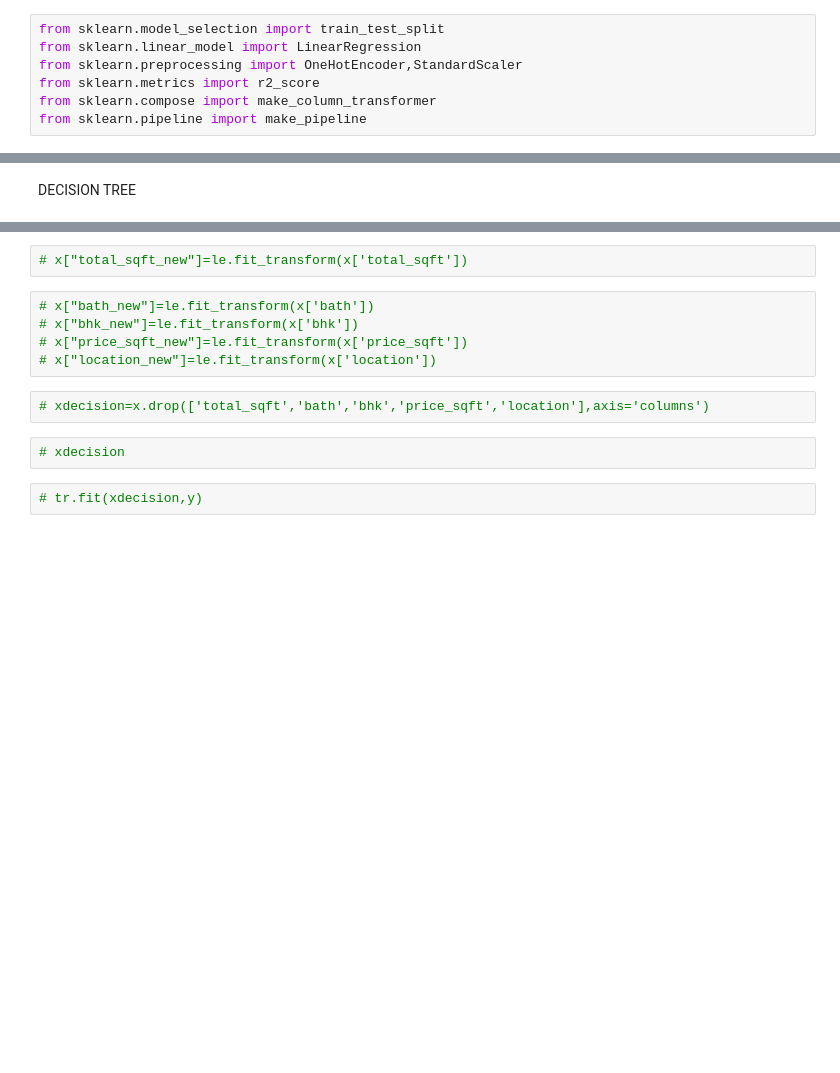
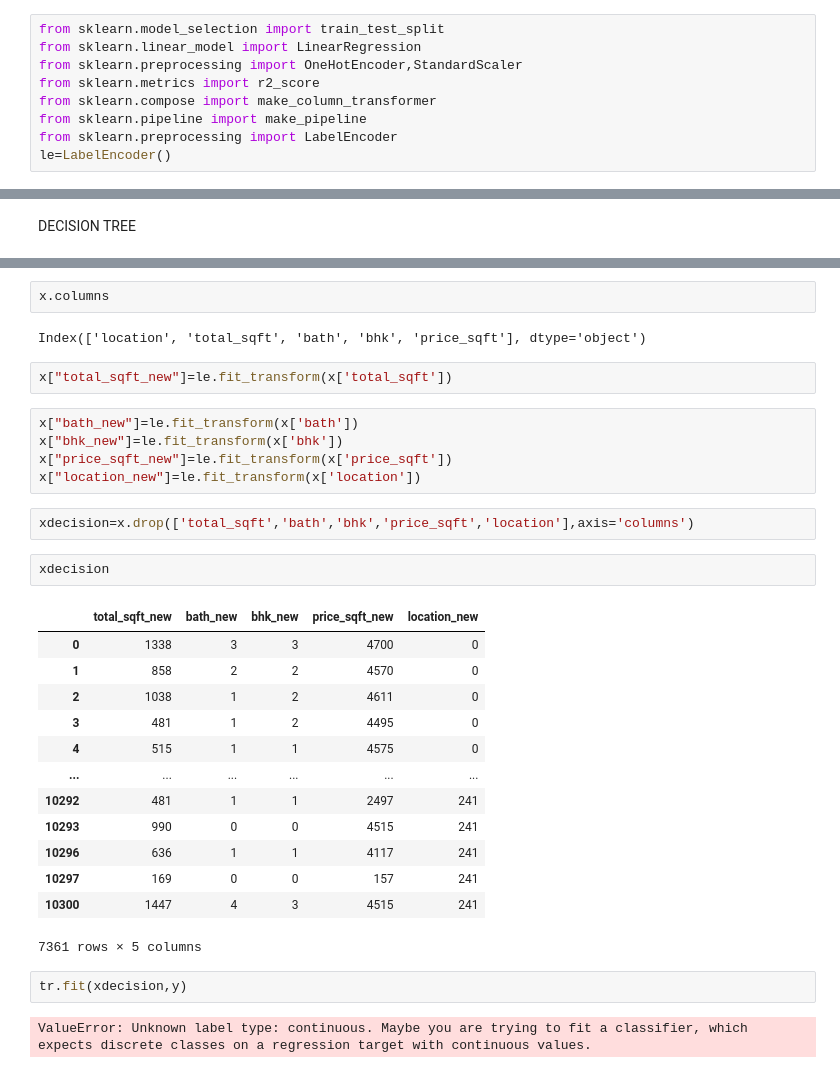
Before and after one commit to manu8274/1language-C, a Jupyter notebook: class/2nd_YR/4th_SEM/lec_4_AIML/project/st2_project/cleaning/main.ipynb, the cells around one changed output, grey strips where cells are left out. Saved outputs shown, nothing was run; the diff lists cells and outputs as text; blank space fills up the shorter version.

```diff
--- a/class/2nd_YR/4th_SEM/lec_4_AIML/project/st2_project/cleaning/main.ipynb
+++ b/class/2nd_YR/4th_SEM/lec_4_AIML/project/st2_project/cleaning/main.ipynb
@@ -382,6 +382,8 @@ from sklearn.preprocessing import OneHotEncoder,StandardScaler
 from sklearn.metrics import r2_score
 from sklearn.compose import make_column_transformer
 from sklearn.pipeline import make_pipeline
+from sklearn.preprocessing import LabelEncoder
+le=LabelEncoder()
 # %%
 x_train,x_test,y_train,y_test=train_test_split(x,y,test_size=0.2)
 # %%
@@ -475,13 +475,33 @@ DECISION TREE
+# %%
+x.columns
+# %% [output]
+Index(['location', 'total_sqft', 'bath', 'bhk', 'price_sqft'], dtype='object')
 # %%
-# x["total_sqft_new"]=le.fit_transform(x['total_sqft'])
+x["total_sqft_new"]=le.fit_transform(x['total_sqft'])
 # %%
-# x["bath_new"]=le.fit_transform(x['bath'])
-# x["bhk_new"]=le.fit_transform(x['bhk'])
-# x["price_sqft_new"]=le.fit_transform(x['price_sqft'])
-# x["location_new"]=le.fit_transform(x['location'])
+x["bath_new"]=le.fit_transform(x['bath'])
+x["bhk_new"]=le.fit_transform(x['bhk'])
+x["price_sqft_new"]=le.fit_transform(x['price_sqft'])
+x["location_new"]=le.fit_transform(x['location'])
 # %%
-# xdecision=x.drop(['total_sqft','bath','bhk','price_sqft','location'],axis='columns')
+xdecision=x.drop(['total_sqft','bath','bhk','price_sqft','location'],axis='columns')
-# %%
-# xdecision
+# %%
+xdecision
+# %% [output]
+|  | total_sqft_new | bath_new | bhk_new | price_sqft_new | location_new |
+| 0 | 1338 | 3 | 3 | 4700 | 0 |
+| 1 | 858 | 2 | 2 | 4570 | 0 |
+| 2 | 1038 | 1 | 2 | 4611 | 0 |
+| 3 | 481 | 1 | 2 | 4495 | 0 |
+| 4 | 515 | 1 | 1 | 4575 | 0 |
+| ... | ... | ... | ... | ... | ... |
+| 10292 | 481 | 1 | 1 | 2497 | 241 |
+| 10293 | 990 | 0 | 0 | 4515 | 241 |
+| 10296 | 636 | 1 | 1 | 4117 | 241 |
+| 10297 | 169 | 0 | 0 | 157 | 241 |
+| 10300 | 1447 | 4 | 3 | 4515 | 241 |
+7361 rows × 5 columns
 # %%
-# tr.fit(xdecision,y)
+tr.fit(xdecision,y)
+# %% [output]
+ValueError: Unknown label type: continuous. Maybe you are trying to fit a classifier, which expects discrete classes on a regression target with continuous values.
```
Also changed, not shown: parts of 9 cells of this notebook, 10 other files.
